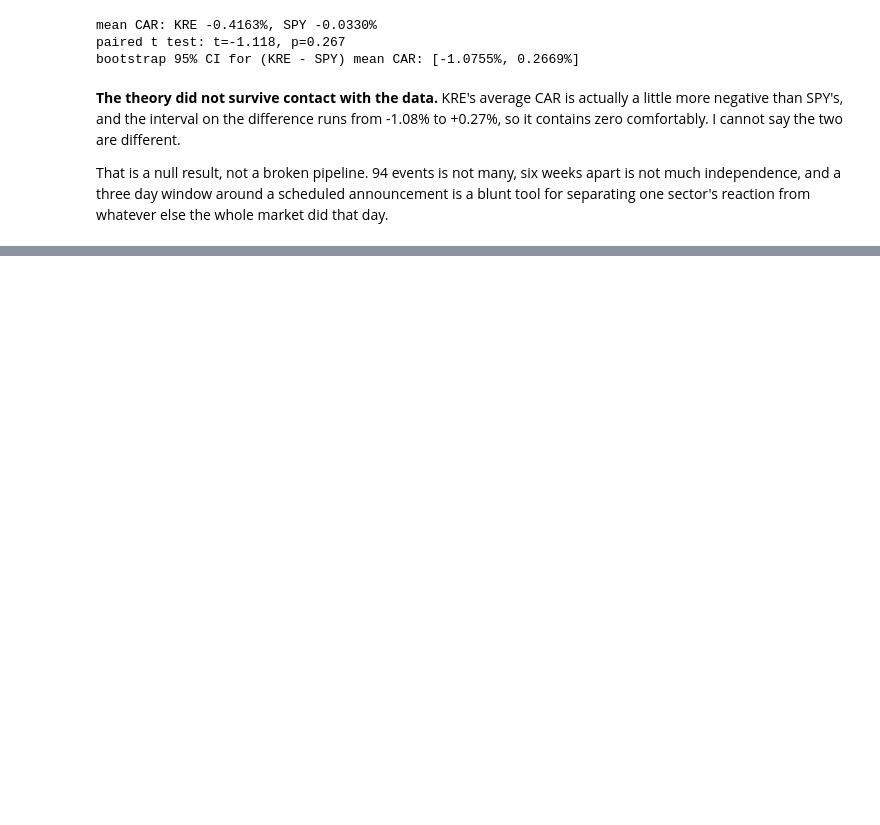
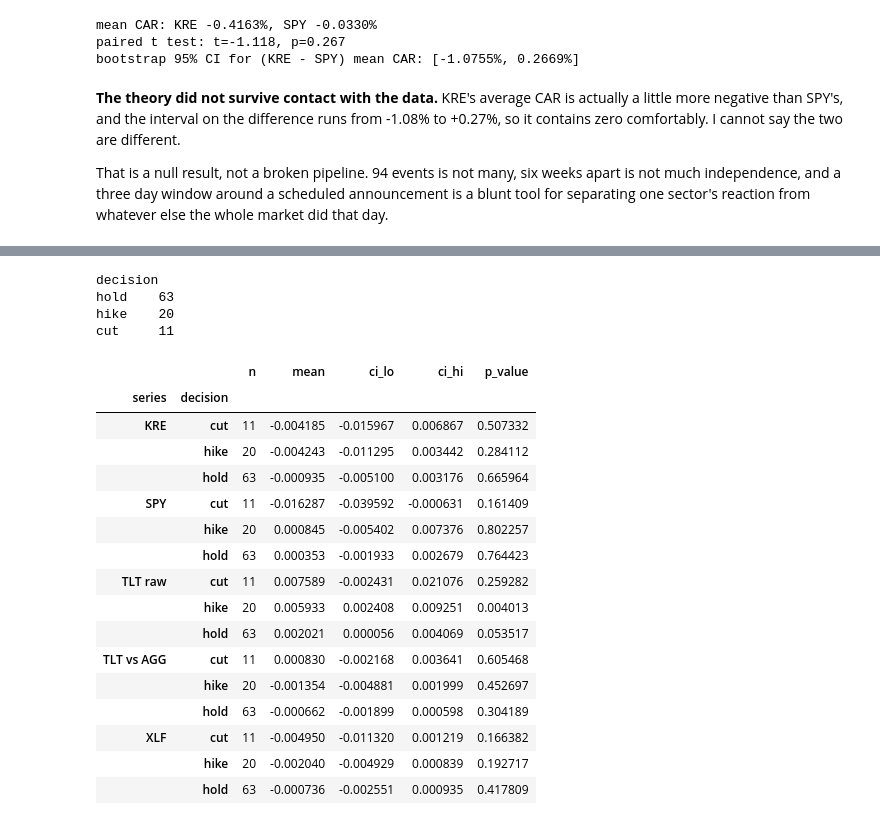
Before and after one commit to austi20/fomc-event-study, a Jupyter notebook: notebooks/01_event_study.ipynb, the cells around one changed output, grey strips where cells are left out. Cells and saved outputs as stored; diff of their text form; code cells hidden in the pictures; blank space fills up the shorter version.

```diff
--- a/notebooks/01_event_study.ipynb
+++ b/notebooks/01_event_study.ipynb
@@ -152,0 +214,34 @@ else the whole market did that day.
+# %%
+decisions = events.assign(event_date=pd.to_datetime(events["date"]))[["event_date", "decision", "meeting_type"]]
+print(decisions["decision"].value_counts().to_string())
+print()
+
+stocks = ar[ar.ticker != "TLT"].merge(decisions, on="event_date")
+by_decision = pd.concat([
+    release_day_summary(stocks, ["decision", "ticker"]).rename(columns={"ticker": "series"}),
+    release_day_summary(tlt_vs_spy.merge(decisions, on="event_date"), ["decision"], value_col="return").assign(series="TLT raw"),
+    release_day_summary(tlt_vs_agg.merge(decisions, on="event_date"), ["decision"]).assign(series="TLT vs AGG"),
+])
+by_decision.set_index(["series", "decision"]).sort_index()
+# %% [output]
+decision
+hold    63
+hike    20
+cut     11
+|  |  | n | mean | ci_lo | ci_hi | p_value |
+| series | decision |  |  |  |  |  |
+| KRE | cut | 11 | -0.004185 | -0.015967 | 0.006867 | 0.507332 |
+|  | hike | 20 | -0.004243 | -0.011295 | 0.003442 | 0.284112 |
+|  | hold | 63 | -0.000935 | -0.005100 | 0.003176 | 0.665964 |
+| SPY | cut | 11 | -0.016287 | -0.039592 | -0.000631 | 0.161409 |
+|  | hike | 20 | 0.000845 | -0.005402 | 0.007376 | 0.802257 |
+|  | hold | 63 | 0.000353 | -0.001933 | 0.002679 | 0.764423 |
+| TLT raw | cut | 11 | 0.007589 | -0.002431 | 0.021076 | 0.259282 |
+|  | hike | 20 | 0.005933 | 0.002408 | 0.009251 | 0.004013 |
+|  | hold | 63 | 0.002021 | 0.000056 | 0.004069 | 0.053517 |
+| TLT vs AGG | cut | 11 | 0.000830 | -0.002168 | 0.003641 | 0.605468 |
+|  | hike | 20 | -0.001354 | -0.004881 | 0.001999 | 0.452697 |
+|  | hold | 63 | -0.000662 | -0.001899 | 0.000598 | 0.304189 |
+| XLF | cut | 11 | -0.004950 | -0.011320 | 0.001219 | 0.166382 |
+|  | hike | 20 | -0.002040 | -0.004929 | 0.000839 | 0.192717 |
+|  | hold | 63 | -0.000736 | -0.002551 | 0.000935 | 0.417809 |
```
Also changed, not shown: parts of 16 cells of this notebook, 17 other files.
